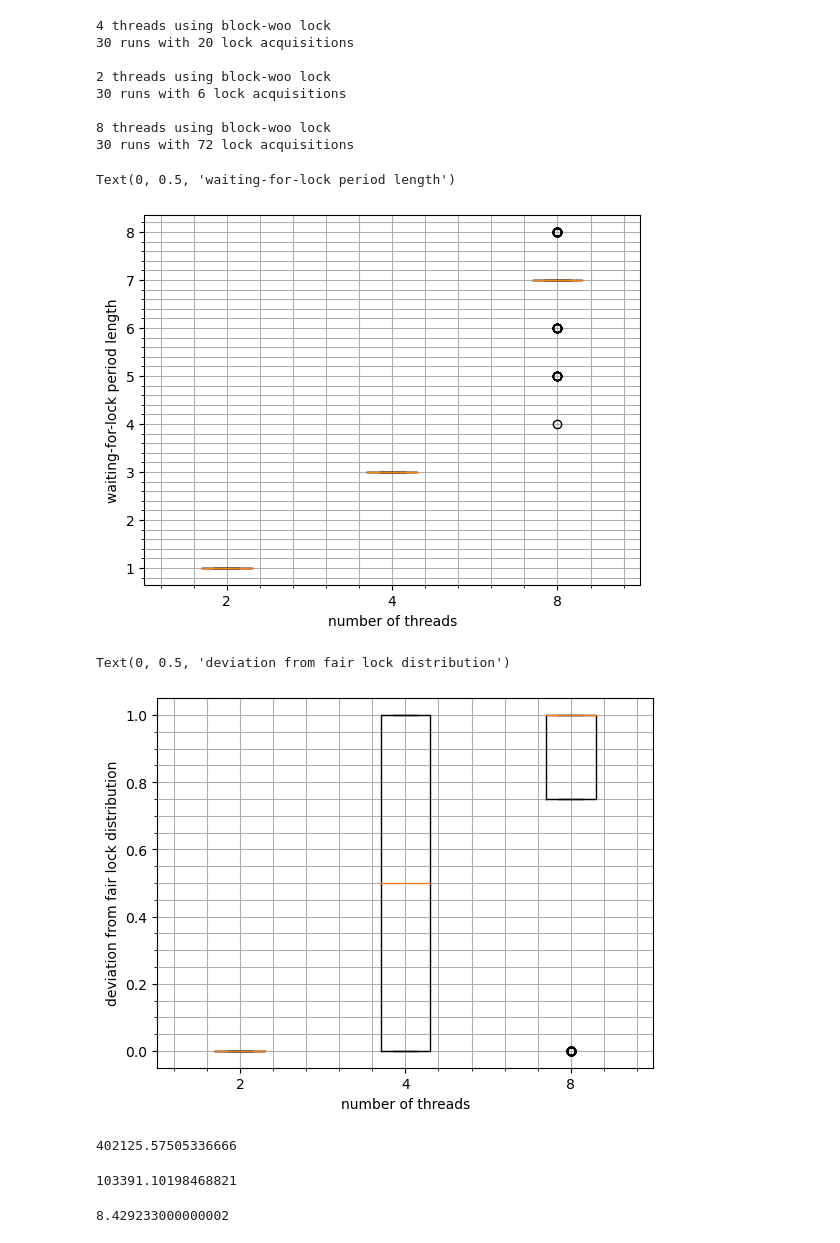
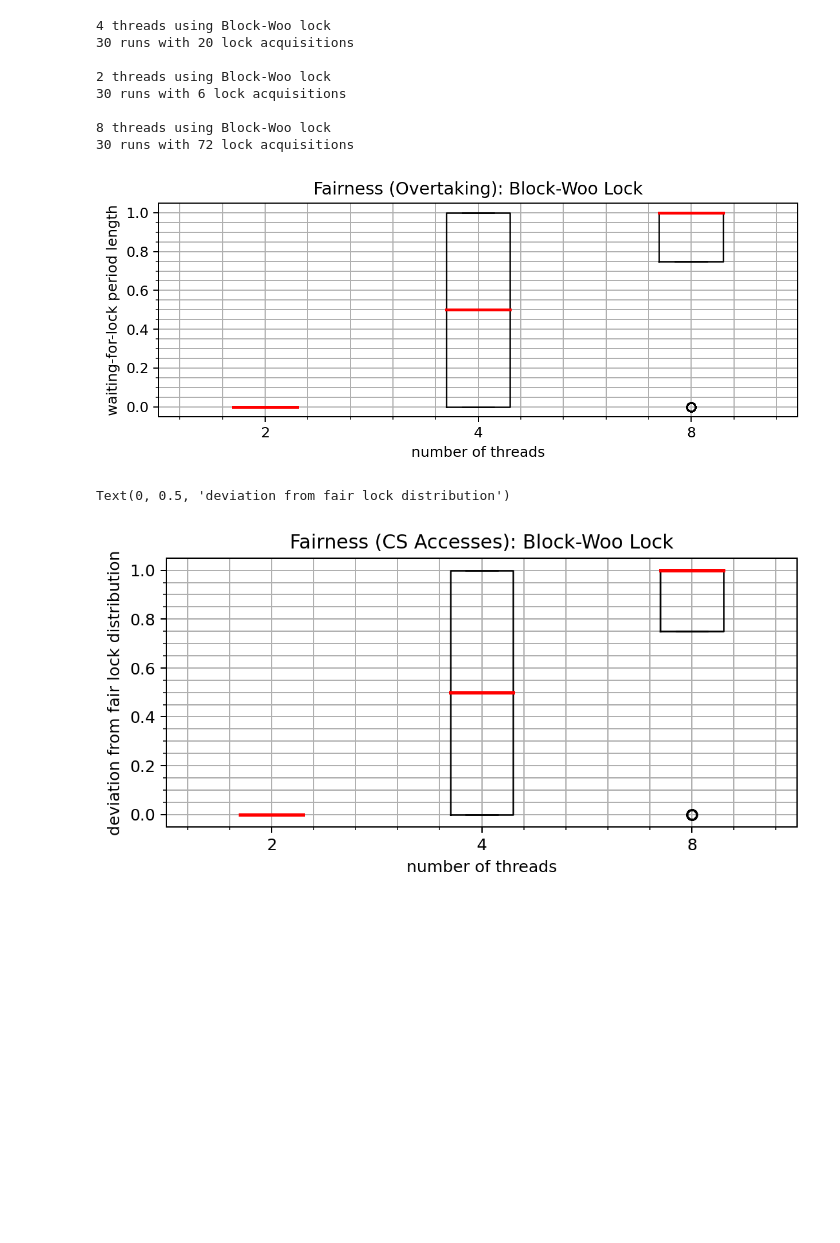
Before and after one commit to Spiegeldondi/amp, a Jupyter notebook: postpro.ipynb, the cells around one changed output. Cells and saved outputs as stored; diff of their text form; code cells hidden in the pictures; blank space fills up the shorter version.

```diff
--- a/postpro.ipynb
+++ b/postpro.ipynb
@@ -41,10 +41,12 @@ data_src = glob.glob(cwd + "/output/out_*")
 file_names = [file_name.split('/')[-1] for file_name in data_src]
 
 # Assign lock name to number according to convention
-lock_dict = {1: 'omp', 2: 'filter', 3: 'block-woo', 4: 'tree'}
+lock_dict = {1: 'OMP', 2: 'Filter', 3: 'Block-Woo', 4: 'Tree', 5: 'Alagarsamy'}
 
 freq_dict = {}
 gaps_dict = {}
+
+which_lock = -1
 
 for file in file_names:
     # Load one output file
@@ -67,37 +69,44 @@ for file in file_names:
     freq_dict[n_threads] = frequencies
     gaps_dict[n_threads] = gaps
 # %% [output]
-4 threads using block-woo lock
+4 threads using Block-Woo lock
 30 runs with 20 lock acquisitions
 
-2 threads using block-woo lock
+2 threads using Block-Woo lock
 30 runs with 6 lock acquisitions
 
-8 threads using block-woo lock
+8 threads using Block-Woo lock
 30 runs with 72 lock acquisitions
 # %%
 gaps_dict = dict(sorted(gaps_dict.items()))
 
-fig, ax = plt.subplots()
-ax.boxplot(gaps_dict.values())
+fig, ax = plt.subplots(figsize=(7,3), dpi=180)
+ax.set_title("Fairness (Overtaking): " + lock_dict[which_lock] + " Lock")
+ax.boxplot(freq_dict.values(), medianprops={'color': 'red', 'linewidth': 2})
 ax.minorticks_on()
 ax.grid(which="both")
 ax.set_xticklabels(gaps_dict.keys())
 ax.set_xlabel("number of threads")
 ax.set_ylabel("waiting-for-lock period length")
+
+plt.tight_layout()
+plt.savefig("./plots/" + "F1_" + lock_dict[which_lock] + ".png", )
 # %% [output]
-Text(0, 0.5, 'waiting-for-lock period length')
-[figure, old version]
+[figure, new version]
 # %%
 freq_dict = dict(sorted(freq_dict.items()))
 
-fig, ax = plt.subplots()
-ax.boxplot(freq_dict.values())
+fig, ax = plt.subplots(figsize=(7,3), dpi=180)
+ax.set_title("Fairness (CS Accesses): " + lock_dict[which_lock] + " Lock")
+ax.boxplot(freq_dict.values(), medianprops={'color': 'red', 'linewidth': 2})
 ax.minorticks_on()
 ax.grid(which="both")
 ax.set_xticklabels(gaps_dict.keys())
 ax.set_xlabel("number of threads")
 ax.set_ylabel("deviation from fair lock distribution")
+
+plt.tight_layout()
+plt.savefig("./plots/" + "F2_" + lock_dict[which_lock] + ".png")
 # %% [output]
 Text(0, 0.5, 'deviation from fair lock distribution')
-[figure, old version]
+[figure, new version]
@@ -108,8 +112,0 @@ data = np.loadtxt(os.path.join(cwd + "/output", file), dtype=float)
-# %%
-data.mean()
-# %% [output]
-402125.57505336666
-# %%
-data.std()
-# %% [output]
-103391.10198468821
@@ -120,4 +112,0 @@ data = np.loadtxt(os.path.join(cwd + "/output", file), dtype=float)
-# %%
-data.mean()
-# %% [output]
-8.429233000000002
```
Also changed, not shown: parts of 5 cells of this notebook, 12 other files.
